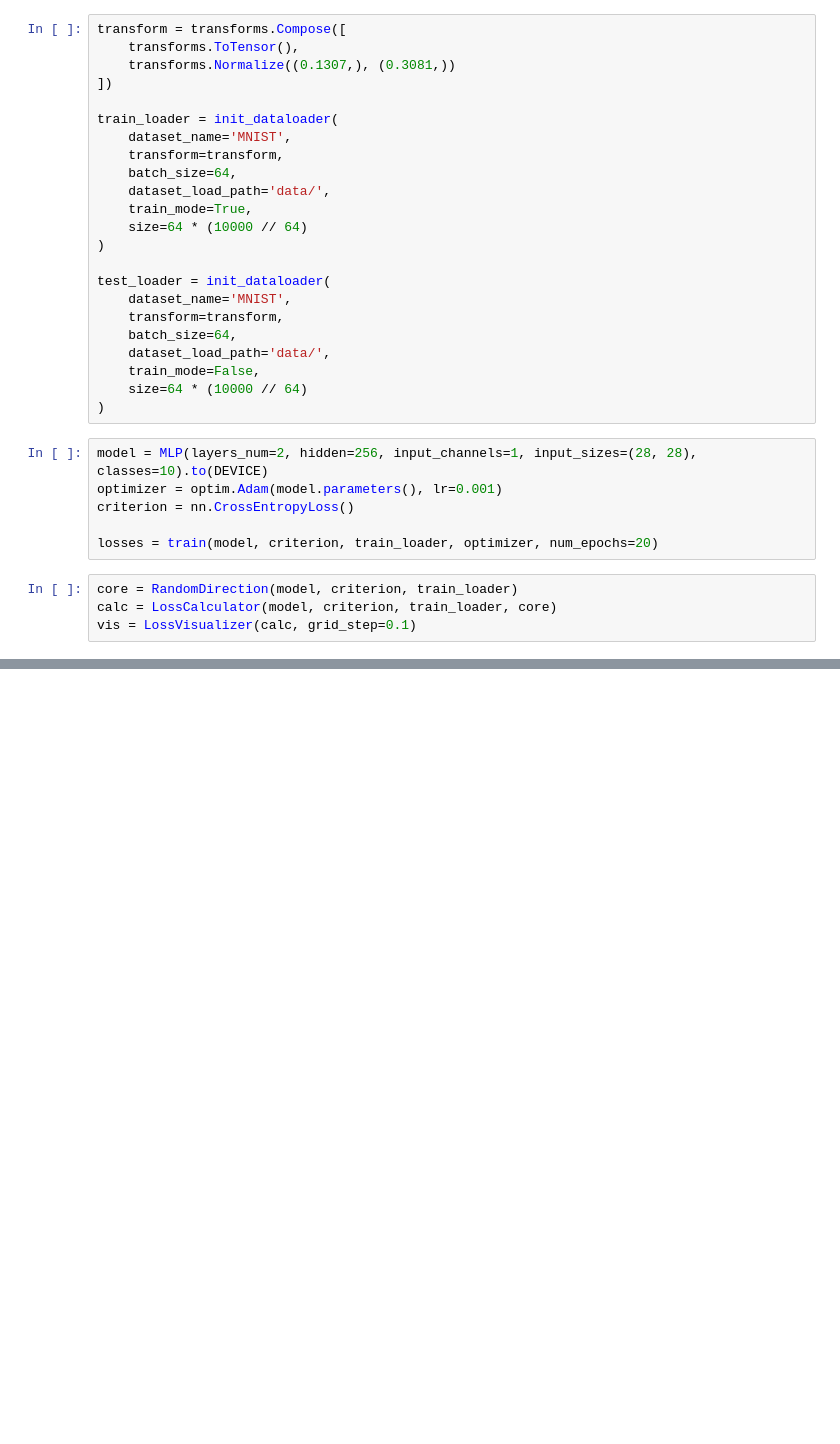
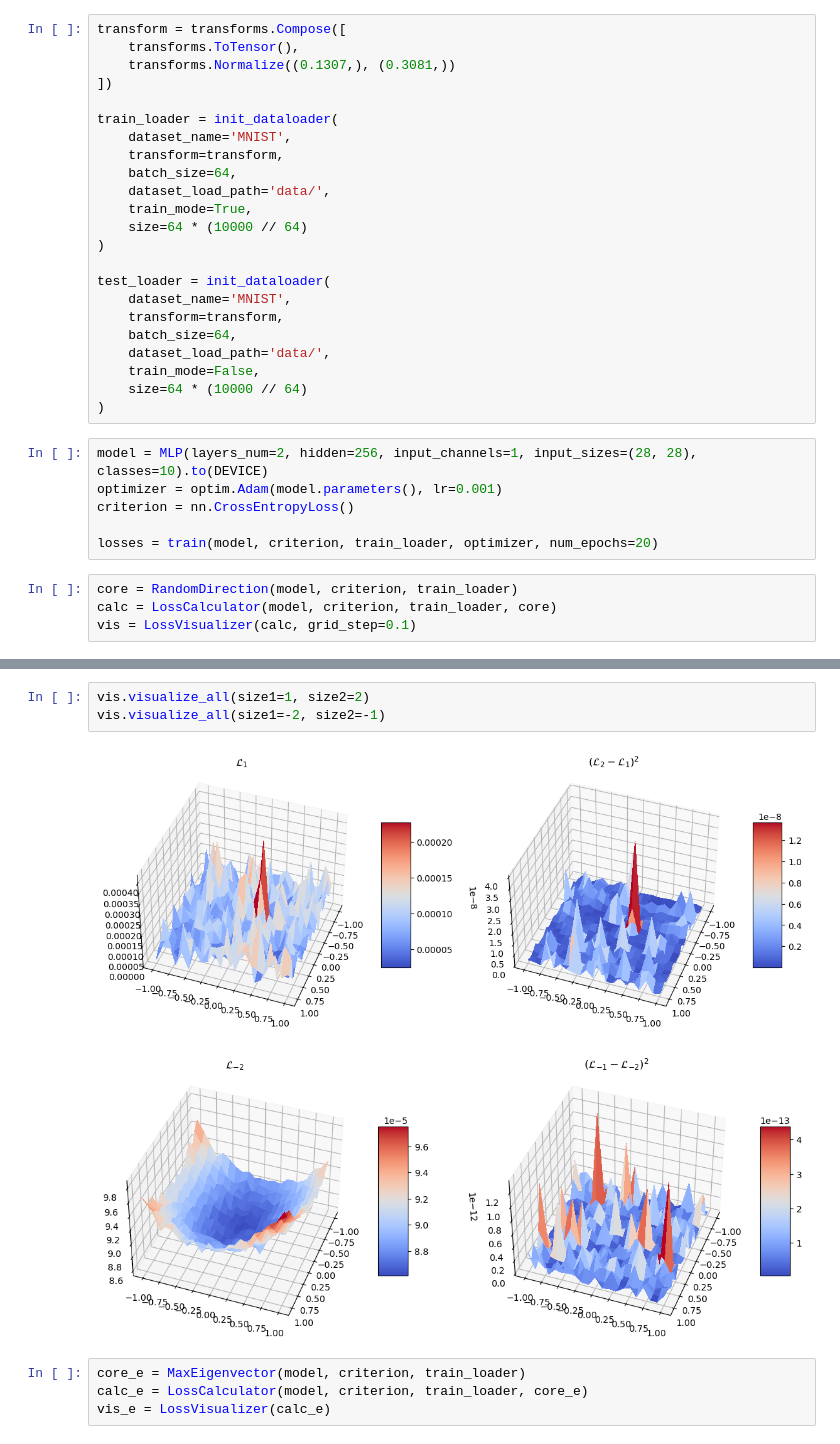
Before and after one commit to intsystems/2025-Project-183, a Jupyter notebook: code/loss_visualizing.ipynb, the cells around one changed output, grey strips where cells are left out. Saved outputs shown, nothing was run; the diff lists cells and outputs as text; blank space fills up the shorter version.

```diff
--- a/code/loss_visualizing.ipynb
+++ b/code/loss_visualizing.ipynb
@@ -87,0 +51,10 @@ vis.visualize_diff(size1=-2, size2=-1,
+# %%
+vis.visualize_all(size1=1, size2=2)
+vis.visualize_all(size1=-2, size2=-1)
+# %% [output]
+[figure, added]
+[figure, added]
+# %%
+core_e = MaxEigenvector(model, criterion, train_loader)
+calc_e = LossCalculator(model, criterion, train_loader, core_e)
+vis_e = LossVisualizer(calc_e)
```
Also changed, not shown: parts of 5 cells of this notebook, 54 other files.
